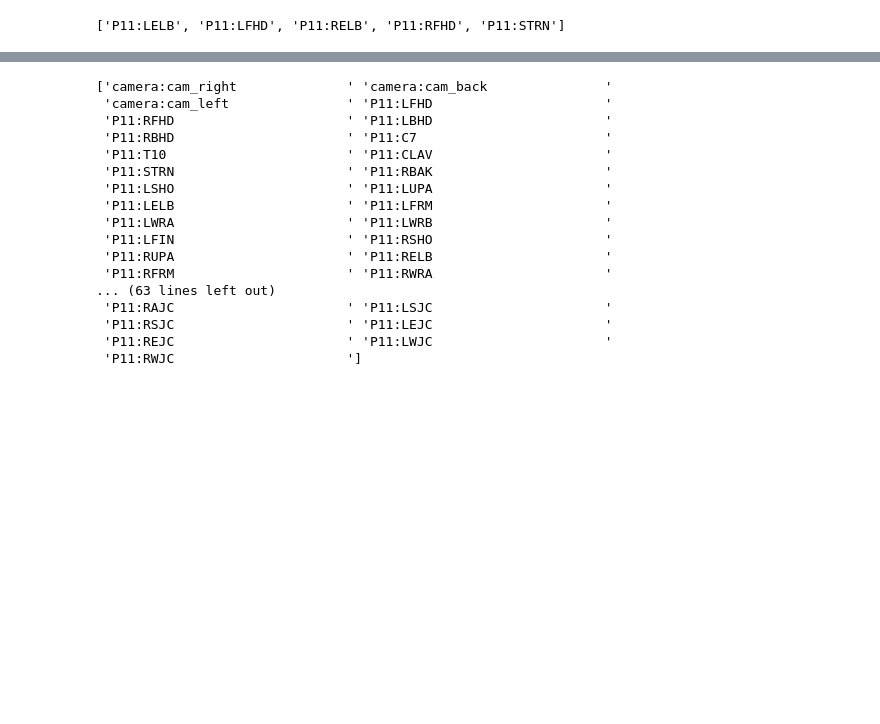
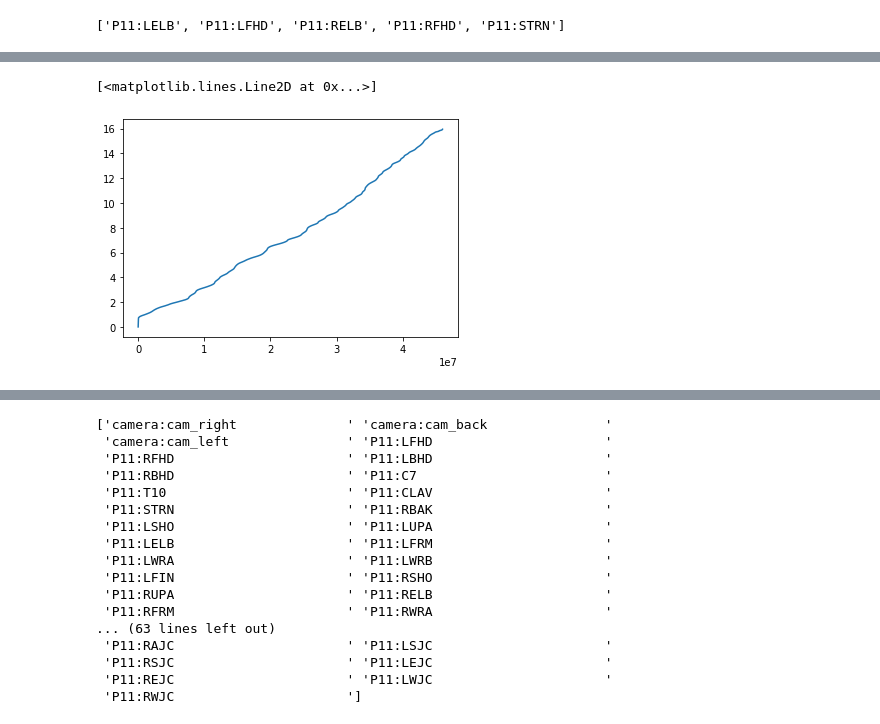
Before and after one commit to event-driven-robotics/hpe-core, a Jupyter notebook: datasets/vicon_processing/notebooks/estimation_with_markers.ipynb, the cells around one changed output, grey strips where cells are left out. Saved outputs shown, nothing was run; the diff lists cells and outputs as text; code cells hidden in the pictures; blank space fills up the shorter version.

```diff
--- a/datasets/vicon_processing/notebooks/estimation_with_markers.ipynb
+++ b/datasets/vicon_processing/notebooks/estimation_with_markers.ipynb
@@ -21,5 +21,5 @@ from vicon_processing.src.data_helpers import DvsLabeler, DvsHelper, C3dHelper
 from vicon_processing.src import vis_utils, utils
 # %%
 # import the DVS data
-dvs_file_path = '/hpe/Users/Stefano/hpe/vicon_dataset/drum_s1/atis-s/'
+dvs_file_path = "/home/schiavazza/data/hpe/vicon_dataset/processed/simon/drum_s1/atis-s/"
 dvs_helper = DvsHelper(dvs_file_path)
@@ -59,0 +69,9 @@ print(labels)
+# %%
+events = dvs_helper.events
+# %%
+%matplotlib inline
+ts = events['ts']
+plt.plot(ts)
+# %% [output]
+[<matplotlib.lines.Line2D at 0x...>]
+[figure, added]
```
Also changed, not shown: parts of 7 cells of this notebook, 4 other files.
